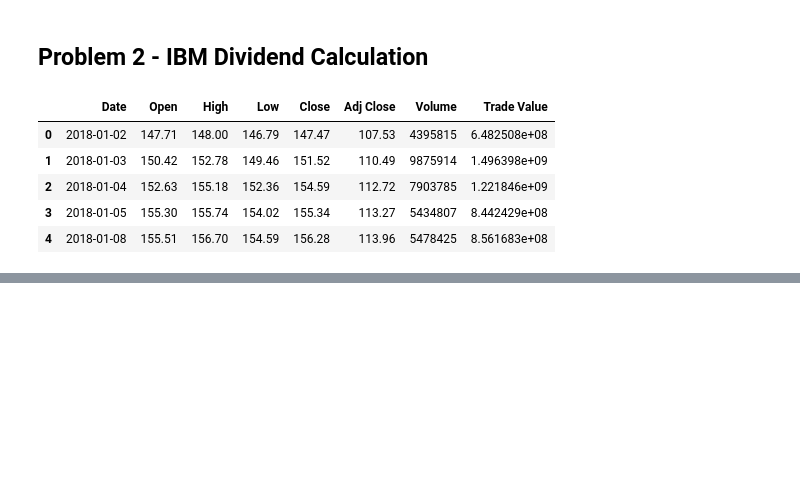
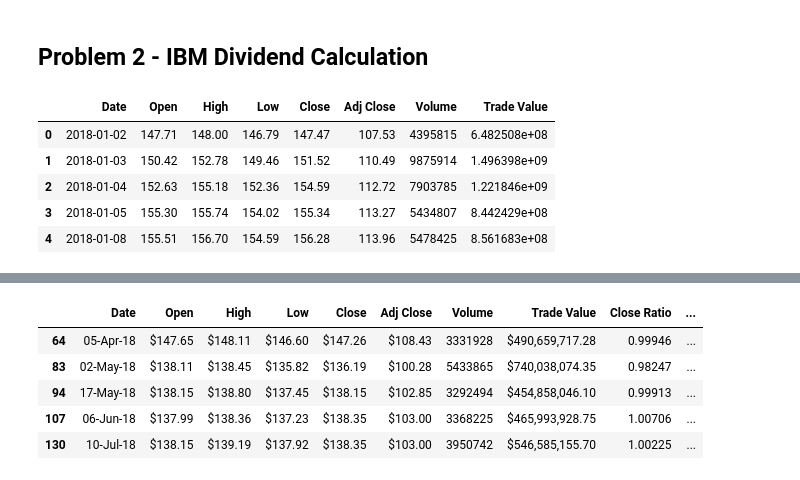
Before and after one commit to bryankeating10/Python-and-Math-for-ML, a Jupyter notebook: Module_4/Homework_4.ipynb, the cells around one changed output, grey strips where cells are left out. Saved outputs shown, nothing was run; the diff lists cells and outputs as text; code cells hidden in the pictures; blank space fills up the shorter version.

```diff
--- a/Module_4/Homework_4.ipynb
+++ b/Module_4/Homework_4.ipynb
@@ -112,0 +113,17 @@ ibm_df.head().style.format(
+# %%
+# Dividend days (based on arbitrary tolerance)
+tol = 1e-4 # comparison tolerance
+
+is_div = ibm_df['Close Ratio'] - ibm_df['Adj Close Ratio'] > tol
+dividends = ibm_df[is_div]
+dividends.style.format(
+    {col: '${:,.2f}' for col in ['Open', 'High', 'Low', 'Close', 'Adj Close', 'Trade Value']} |
+    {'Close Ratio': '{:.5f}', 'Adj Close Ratio': '{:.5f}'} |
+    {'Date': "{:%d-%b-%y}"})
+# %% [output]
+|  | Date | Open | High | Low | Close | Adj Close | Volume | Trade Value | Close Ratio | ... |
+| 64 | 05-Apr-18 | $147.65 | $148.11 | $146.60 | $147.26 | $108.43 | 3331928 | $490,659,717.28 | 0.99946 | ... |
+| 83 | 02-May-18 | $138.11 | $138.45 | $135.82 | $136.19 | $100.28 | 5433865 | $740,038,074.35 | 0.98247 | ... |
+| 94 | 17-May-18 | $138.15 | $138.80 | $137.45 | $138.15 | $102.85 | 3292494 | $454,858,046.10 | 0.99913 | ... |
+| 107 | 06-Jun-18 | $137.99 | $138.36 | $137.23 | $138.35 | $103.00 | 3368225 | $465,993,928.75 | 1.00706 | ... |
+| 130 | 10-Jul-18 | $138.15 | $139.19 | $137.92 | $138.35 | $103.00 | 3950742 | $546,585,155.70 | 1.00225 | ... |
```
Also changed, not shown: parts of 2 cells of this notebook.
